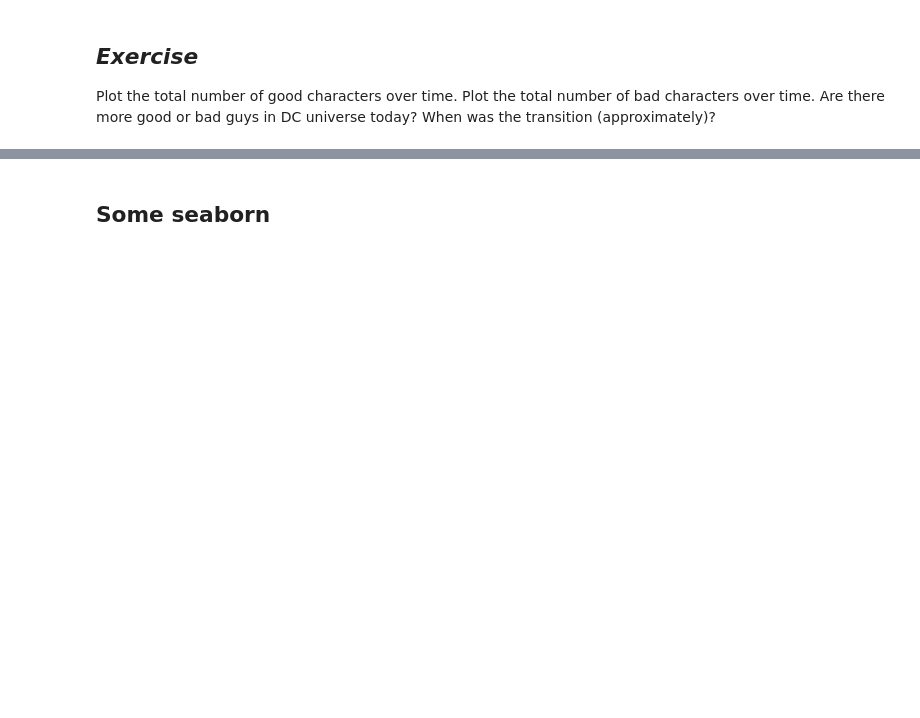
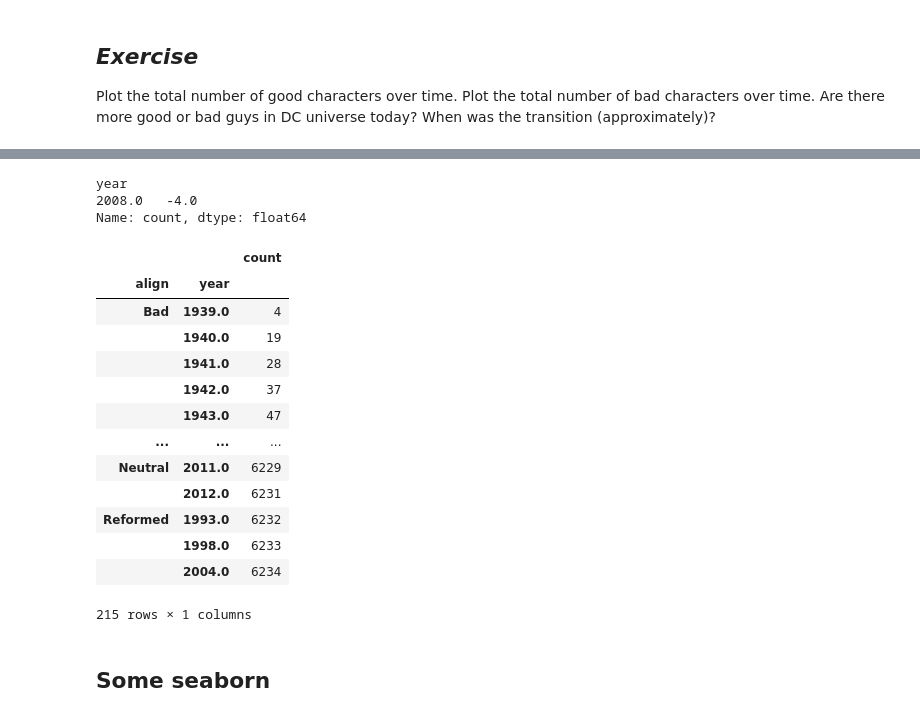
Before and after one commit to Nagasaki45/python-workshop, a Jupyter notebook: 13 - Visualising.ipynb, the cells around one changed output, grey strips where cells are left out. Cells and saved outputs as stored; diff of their text form; code cells hidden in the pictures; blank space fills up the shorter version.

```diff
--- a/13 - Visualising.ipynb
+++ b/13 - Visualising.ipynb
@@ -18,3 +63,52 @@ Plot the total number of good characters over time. Plot the total number of bad
+# %%
+good = (
+    df[df['align'] == 'Good']
+    .groupby('year')
+    .agg({'page_id': 'count'})
+    .rename(columns={'page_id': 'count'})
+    .cumsum()
+)
+bad = (
+    df[df['align'] == 'Bad']
+    .groupby('year')
+    .agg({'page_id': 'count'})
+    .rename(columns={'page_id': 'count'})
+    .cumsum()
+)
+
+diff = good.sub(bad, fill_value=0)['count']
+
+# diff = (good - bad)['count']
+diff[diff < 0].head(1)
+# %% [output]
+year
+2008.0   -4.0
+Name: count, dtype: float64
+# %%
+(
+    df
+    .groupby(['align', 'year'])
+    .agg({'page_id': 'count'})
+    .rename(columns={'page_id': 'count'})
+    .cumsum()
+)
+# diff = (good - bad)['count']
+# diff[diff < 0].head()
+# %% [output]
+|  |  | count |
+| align | year |  |
+| Bad | 1939.0 | 4 |
+|  | 1940.0 | 19 |
+|  | 1941.0 | 28 |
+|  | 1942.0 | 37 |
+|  | 1943.0 | 47 |
+| ... | ... | ... |
+| Neutral | 2011.0 | 6229 |
+|  | 2012.0 | 6231 |
+| Reformed | 1993.0 | 6232 |
+|  | 1998.0 | 6233 |
+|  | 2004.0 | 6234 |
+215 rows × 1 columns
 # %% [markdown]
 ## Some seaborn
 # %%
```
Also changed, not shown: parts of 4 cells of this notebook, 4 other files.
